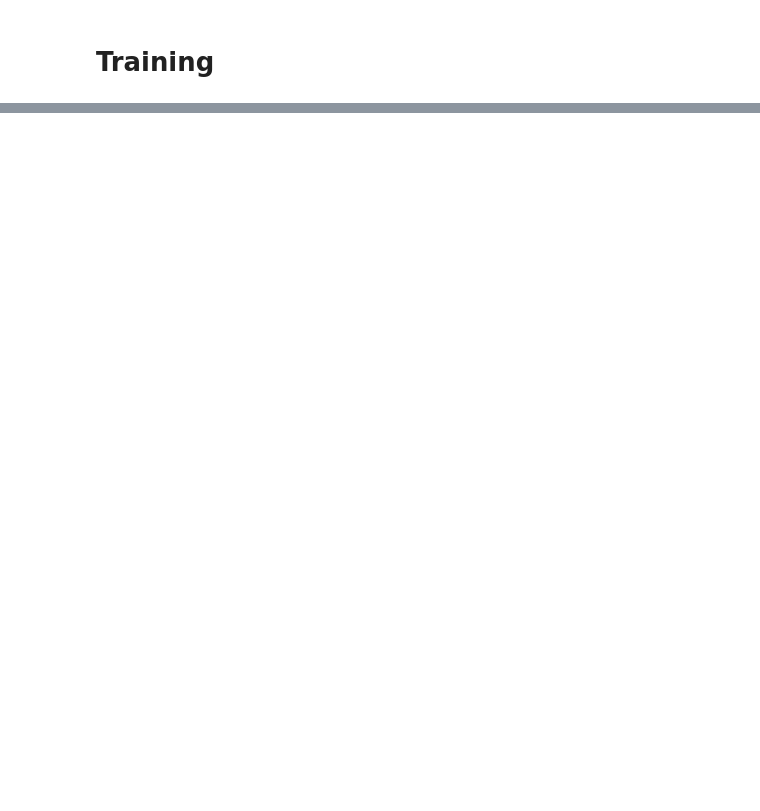
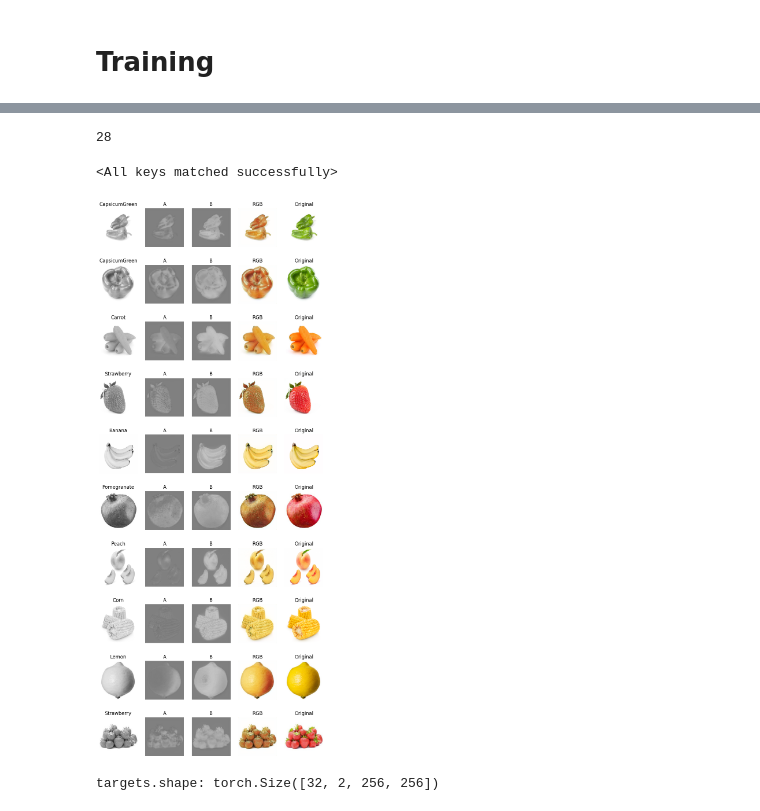
Before and after one commit to Nau3D/Deep-Learning-Course-PyTorch, a Jupyter notebook: 11.1-colorization.ipynb, the cells around one changed output, grey strips where cells are left out. Drawn from its saved outputs; the diff is of its cells as text; code cells hidden in the pictures; blank space fills up the shorter version.

```diff
--- a/11.1-colorization.ipynb
+++ b/11.1-colorization.ipynb
@@ -366,7 +460,10 @@ train_size = int(0.7 * len(dataset))
 val_size = int(0.2 * len(dataset))
 test_size = len(dataset) - train_size - val_size
 
-train_set, val_set, test_set = torch.utils.data.random_split(dataset, [train_size, val_size, test_size])
+generator = torch.Generator().manual_seed(42)
+train_set, val_set, test_set = torch.utils.data.random_split(
+    dataset, [train_size, val_size, test_size], generator=generator
+)
 
 train_loader = torch.utils.data.DataLoader(train_set, batch_size = BATCH_SIZE, shuffle=True)
 val_loader = torch.utils.data.DataLoader(val_set, batch_size = BATCH_SIZE)
@@ -533,0 +698,4 @@ show_preds(i, recon, o, c, 10)
+# %%
+UN = UNet()
+UN.to(device)
+torchinfo.summary(UN, input_size=(BATCH_SIZE, 1, WIDTH, HEIGHT))
@@ -533,0 +745,21 @@ show_preds(i, recon, o, c, 10)
+# %%
+reload = torch.load(f'{MODEL_PATH}/color_unet_best.pt')
+print(reload['epoch'])
+model = UNet()
+model.to(device)
+model.load_state_dict(reload['model'])
+# %% [output]
+28
+<All keys matched successfully>
+# %%
+i, t, c, o = next(iter(test_loader))
+recon = UN(i.to(device)).cpu().detach()
+
+show_preds(i, recon, o, c, 10)
+# %% [output]
+[figure, added]
+# %%
+inputs, targets, *_ = next(iter(val_loader))
+print("targets.shape:", targets.shape)
+# %% [output]
+targets.shape: torch.Size([32, 2, 256, 256])
```
Also changed, not shown: parts of 19 cells of this notebook, 13 other files.
